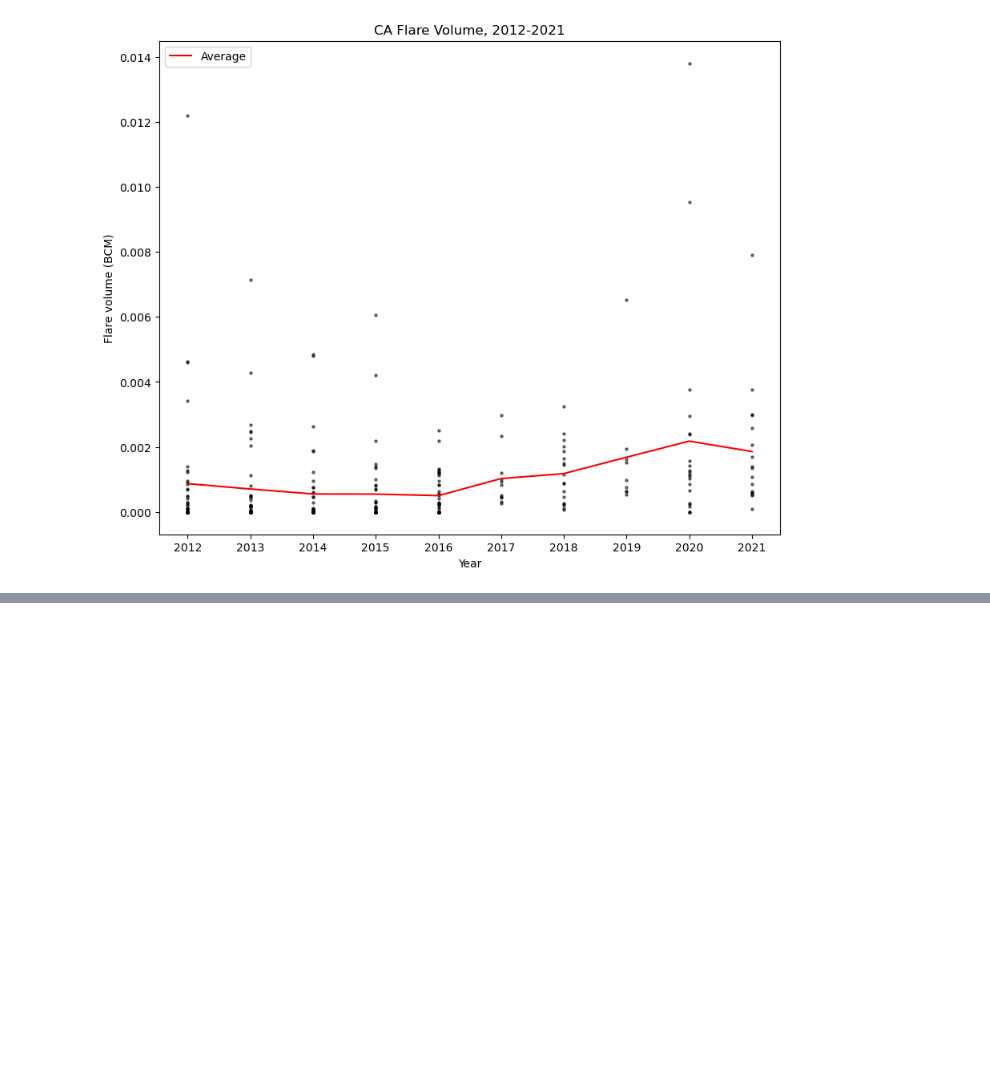
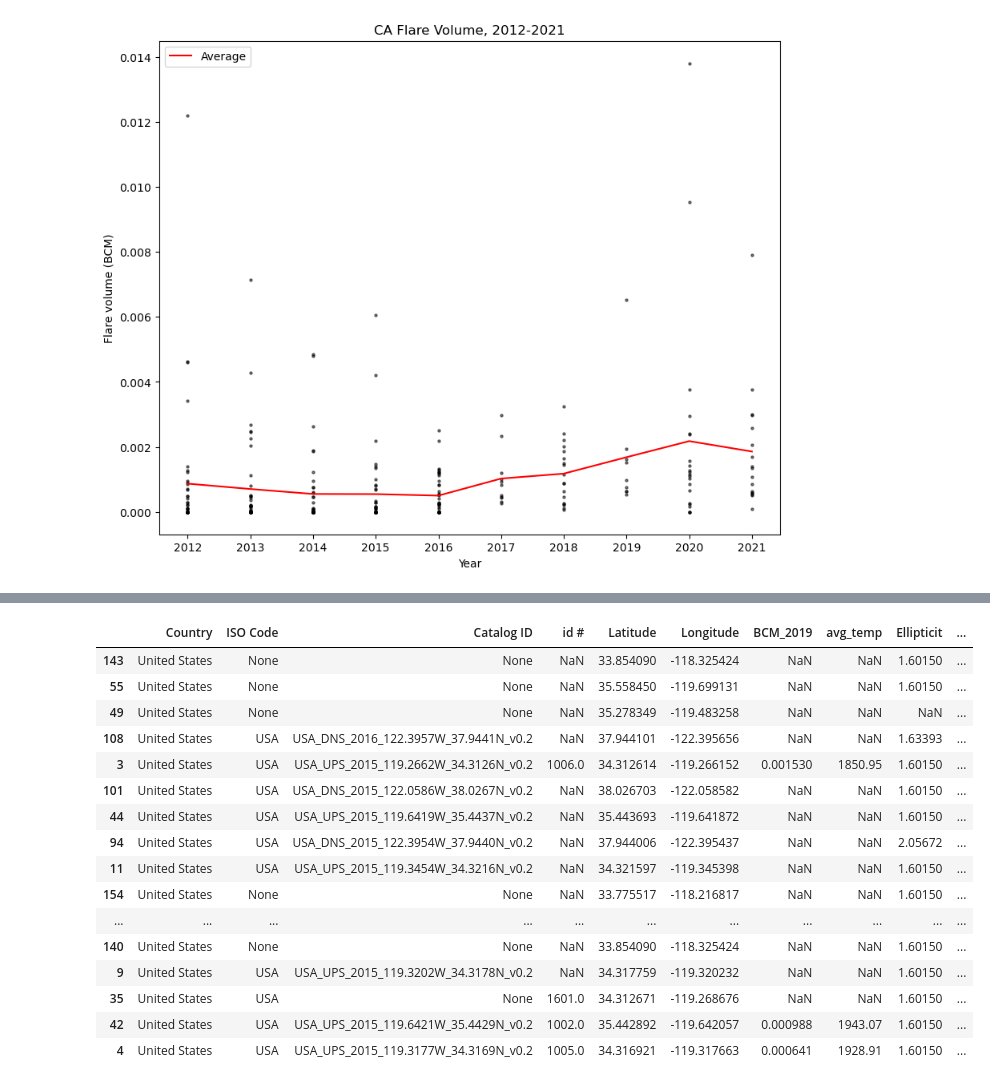
Before and after one commit to natebendermontana/capstone_rmi, a Jupyter notebook: flare_vol_by_year.ipynb, the cells around one changed output, grey strips where cells are left out. Cells and saved outputs as stored; diff of their text form; code cells hidden in the pictures; blank space fills up the shorter version.

```diff
--- a/flare_vol_by_year.ipynb
+++ b/flare_vol_by_year.ipynb
@@ -419,0 +327,20 @@ m
+# %%
+ca_flares.sample(20)
+# %% [output]
+|  | Country | ISO Code | Catalog ID | id # | Latitude | Longitude | BCM_2019 | avg_temp | Ellipticit | ... |
+| 143 | United States | None | None | NaN | 33.854090 | -118.325424 | NaN | NaN | 1.60150 | ... |
+| 55 | United States | None | None | NaN | 35.558450 | -119.699131 | NaN | NaN | 1.60150 | ... |
+| 49 | United States | None | None | NaN | 35.278349 | -119.483258 | NaN | NaN | NaN | ... |
+| 108 | United States | USA | USA_DNS_2016_122.3957W_37.9441N_v0.2 | NaN | 37.944101 | -122.395656 | NaN | NaN | 1.63393 | ... |
+| 3 | United States | USA | USA_UPS_2015_119.2662W_34.3126N_v0.2 | 1006.0 | 34.312614 | -119.266152 | 0.001530 | 1850.95 | 1.60150 | ... |
+| 101 | United States | USA | USA_DNS_2015_122.0586W_38.0267N_v0.2 | NaN | 38.026703 | -122.058582 | NaN | NaN | 1.60150 | ... |
+| 44 | United States | USA | USA_UPS_2015_119.6419W_35.4437N_v0.2 | NaN | 35.443693 | -119.641872 | NaN | NaN | 1.60150 | ... |
+| 94 | United States | USA | USA_DNS_2015_122.3954W_37.9440N_v0.2 | NaN | 37.944006 | -122.395437 | NaN | NaN | 2.05672 | ... |
+| 11 | United States | USA | USA_UPS_2015_119.3454W_34.3216N_v0.2 | NaN | 34.321597 | -119.345398 | NaN | NaN | 1.60150 | ... |
+| 154 | United States | None | None | NaN | 33.775517 | -118.216817 | NaN | NaN | 1.60150 | ... |
+| ... | ... | ... | ... | ... | ... | ... | ... | ... | ... | ... |
+| 140 | United States | None | None | NaN | 33.854090 | -118.325424 | NaN | NaN | 1.60150 | ... |
+| 9 | United States | USA | USA_UPS_2015_119.3202W_34.3178N_v0.2 | NaN | 34.317759 | -119.320232 | NaN | NaN | 1.60150 | ... |
+| 35 | United States | USA | None | 1601.0 | 34.312671 | -119.268676 | NaN | NaN | 1.60150 | ... |
+| 42 | United States | USA | USA_UPS_2015_119.6421W_35.4429N_v0.2 | 1002.0 | 35.442892 | -119.642057 | 0.000988 | 1943.07 | 1.60150 | ... |
+| 4 | United States | USA | USA_UPS_2015_119.3177W_34.3169N_v0.2 | 1005.0 | 34.316921 | -119.317663 | 0.000641 | 1928.91 | 1.60150 | ... |
```
Also changed, not shown: parts of 21 cells of this notebook, 5 other files.
